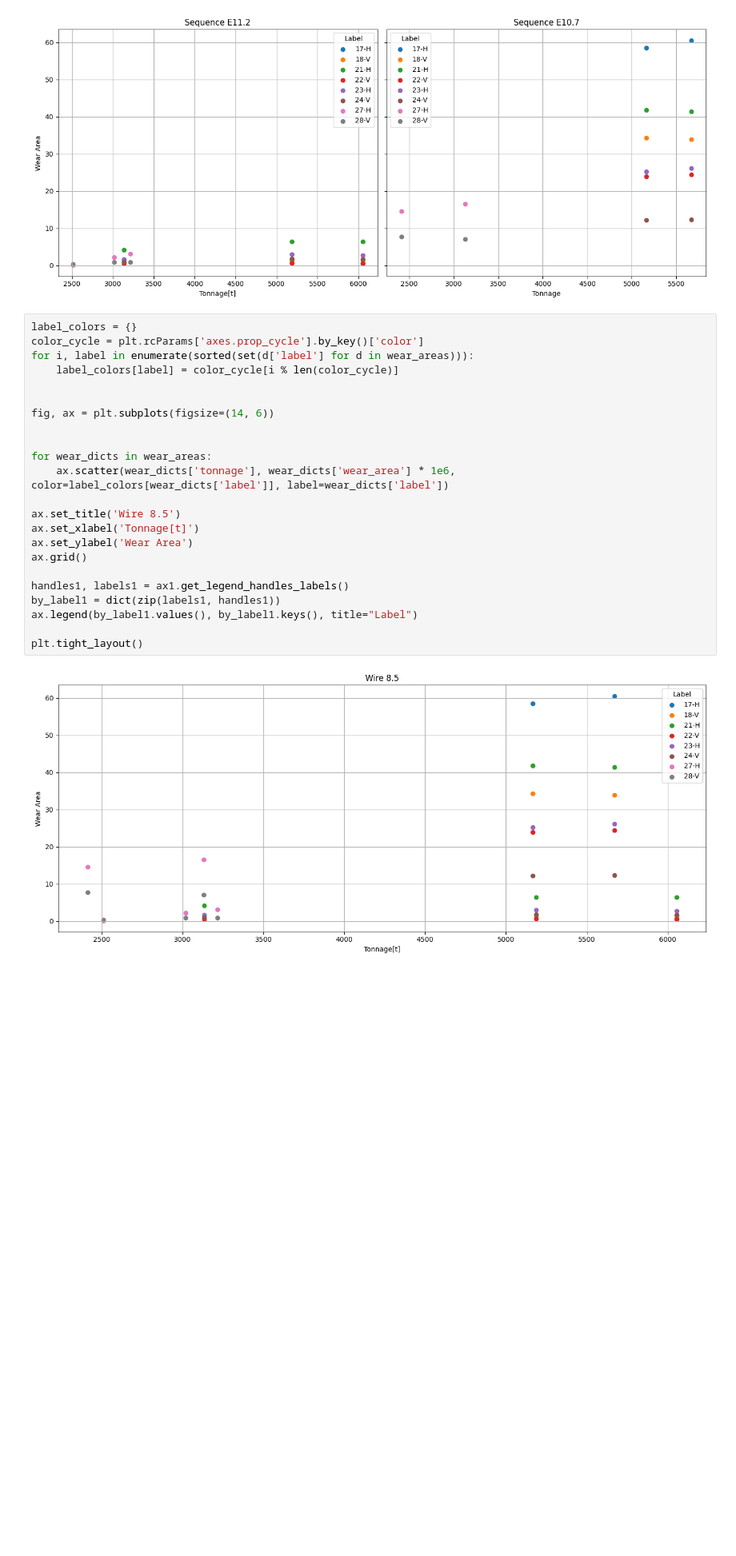
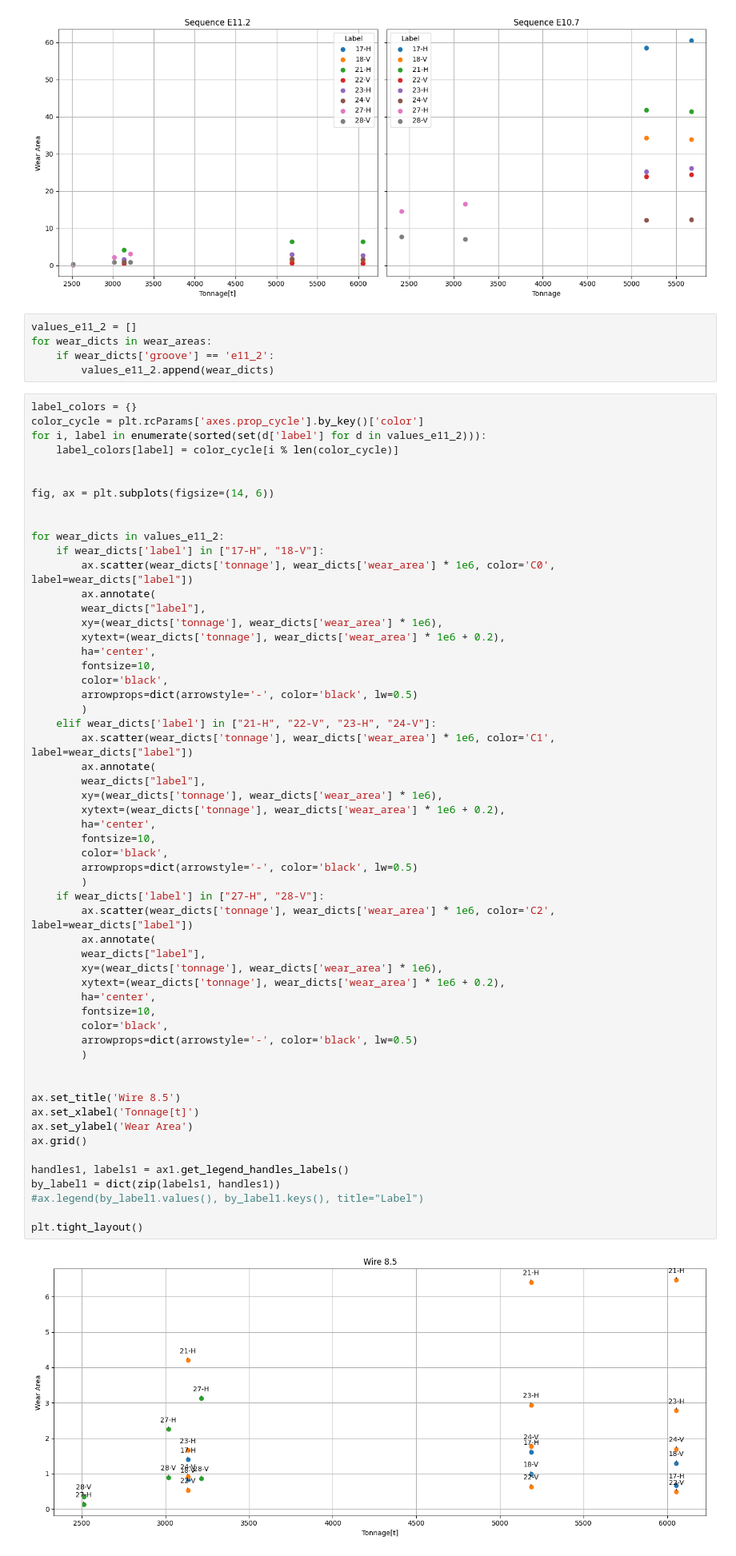
Before and after one commit to ChRen95/phd-thesis-fitting-wear-coefficient, a Jupyter notebook: data-analysis.ipynb, the cells around one changed output. Shown: that part at 80% size. Cells and saved outputs as stored; diff of their text form; blank space fills up the shorter version.

```diff
--- a/data-analysis.ipynb
+++ b/data-analysis.ipynb
@@ -94,31 +94,69 @@ ax2.legend(by_label2.values(), by_label2.keys(), title="Label")
 plt.tight_layout()
 # %% [output]
 [figure]
+# %%
+values_e11_2 = []
+for wear_dicts in wear_areas:
+    if wear_dicts['groove'] == 'e11_2':
+        values_e11_2.append(wear_dicts)
 # %%
 label_colors = {}
 color_cycle = plt.rcParams['axes.prop_cycle'].by_key()['color']
-for i, label in enumerate(sorted(set(d['label'] for d in wear_areas))):
+for i, label in enumerate(sorted(set(d['label'] for d in values_e11_2))):
     label_colors[label] = color_cycle[i % len(color_cycle)]
 
 
 fig, ax = plt.subplots(figsize=(14, 6))
 
 
-for wear_dicts in wear_areas:
-    ax.scatter(wear_dicts['tonnage'], wear_dicts['wear_area'] * 1e6, color=label_colors[wear_dicts['label']], label=wear_dicts['label'])
+for wear_dicts in values_e11_2:
+    if wear_dicts['label'] in ["17-H", "18-V"]:
+        ax.scatter(wear_dicts['tonnage'], wear_dicts['wear_area'] * 1e6, color='C0', label=wear_dicts["label"])
+        ax.annotate(
+        wear_dicts["label"],
+        xy=(wear_dicts['tonnage'], wear_dicts['wear_area'] * 1e6),
+        xytext=(wear_dicts['tonnage'], wear_dicts['wear_area'] * 1e6 + 0.2),
+        ha='center',
+        fontsize=10,
+        color='black',
+        arrowprops=dict(arrowstyle='-', color='black', lw=0.5)
+        )
+    elif wear_dicts['label'] in ["21-H", "22-V", "23-H", "24-V"]:
+        ax.scatter(wear_dicts['tonnage'], wear_dicts['wear_area'] * 1e6, color='C1', label=wear_dicts["label"])
+        ax.annotate(
+        wear_dicts["label"],
+        xy=(wear_dicts['tonnage'], wear_dicts['wear_area'] * 1e6),
+        xytext=(wear_dicts['tonnage'], wear_dicts['wear_area'] * 1e6 + 0.2),
+        ha='center',
+        fontsize=10,
+        color='black',
+        arrowprops=dict(arrowstyle='-', color='black', lw=0.5)
+        )
+    if wear_dicts['label'] in ["27-H", "28-V"]:
+        ax.scatter(wear_dicts['tonnage'], wear_dicts['wear_area'] * 1e6, color='C2', label=wear_dicts["label"])
+        ax.annotate(
+        wear_dicts["label"],
+        xy=(wear_dicts['tonnage'], wear_dicts['wear_area'] * 1e6),
+        xytext=(wear_dicts['tonnage'], wear_dicts['wear_area'] * 1e6 + 0.2),
+        ha='center',
+        fontsize=10,
+        color='black',
+        arrowprops=dict(arrowstyle='-', color='black', lw=0.5)
+        )
+
 
 ax.set_title('Wire 8.5')
 ax.set_xlabel('Tonnage[t]')
 ax.set_ylabel('Wear Area')
 ax.grid()
 
 handles1, labels1 = ax1.get_legend_handles_labels()
 by_label1 = dict(zip(labels1, handles1))
-ax.legend(by_label1.values(), by_label1.keys(), title="Label")
+#ax.legend(by_label1.values(), by_label1.keys(), title="Label")
 
 plt.tight_layout()
 # %% [output]
-[figure, old version]
+[figure, new version]
 # %%
 df = pd.DataFrame(wear_areas)
 grouped = df.groupby(['groove', 'label'])
```
Also changed, not shown: 2 other files.
